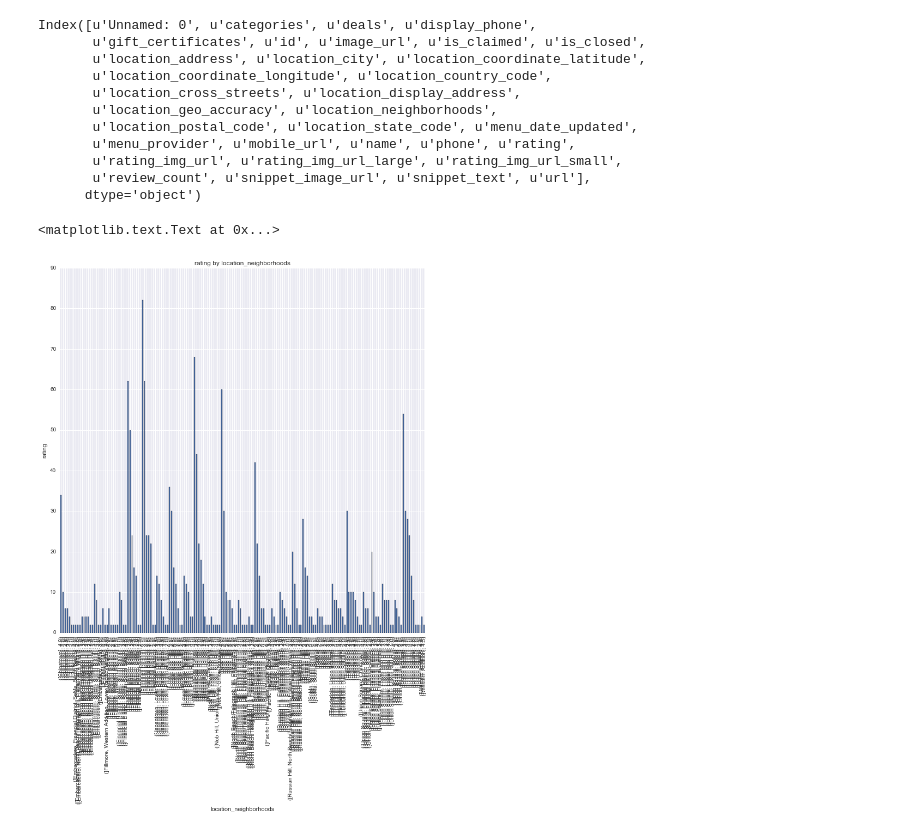
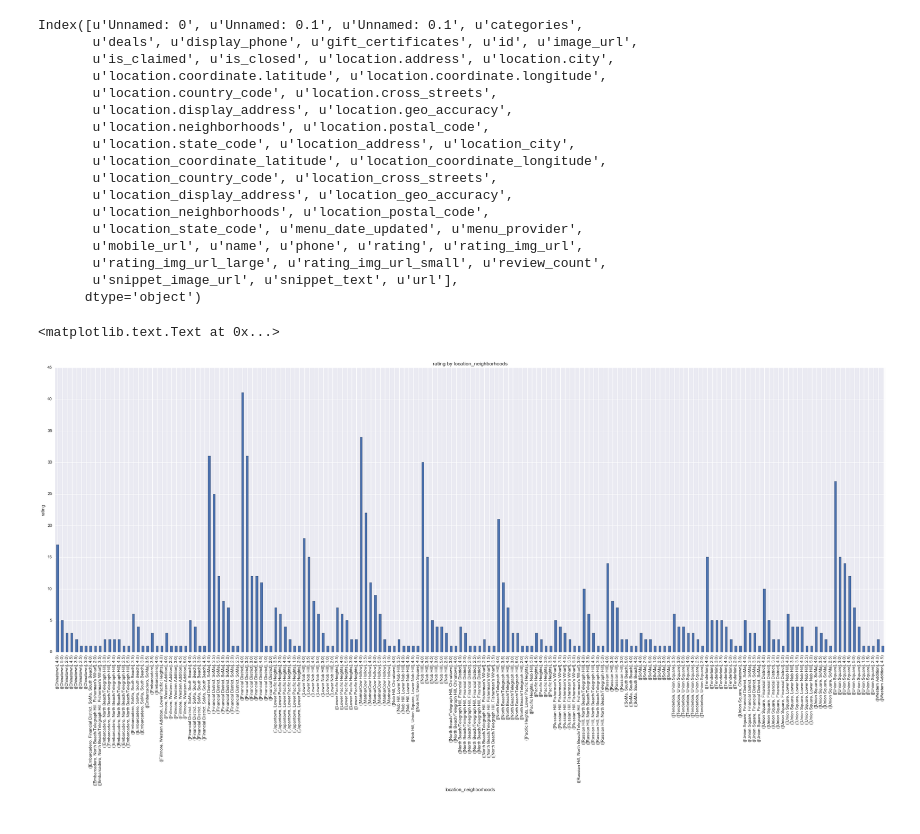
Before and after one commit to deepagoyal/sfdat28_work, a Jupyter notebook: notebooks/Project_ExploratoryAnalysis.ipynb, the cells around one changed output. Drawn from its saved outputs; the diff is of its cells as text; code cells hidden in the pictures.

```diff
--- a/notebooks/Project_ExploratoryAnalysis.ipynb
+++ b/notebooks/Project_ExploratoryAnalysis.ipynb
@@ -16 +8,3 @@ bars = NorthBeach.append(East)
+# %%
+East1 = pd.read_csv('../data/yelp_east2.csv', parse_dates=True)
 # %%
@@ -19,0 +14,3 @@ bars.shape
+# %%
+bars = East1
+bars.id.value_counts().head(25)
@@ -26,22 +96,28 @@ bars.head(1)
 # %%
 bars.columns
 # %% [output]
-Index([u'Unnamed: 0', u'categories', u'deals', u'display_phone',
-       u'gift_certificates', u'id', u'image_url', u'is_claimed', u'is_closed',
-       u'location_address', u'location_city', u'location_coordinate_latitude',
-       u'location_coordinate_longitude', u'location_country_code',
-       u'location_cross_streets', u'location_display_address',
-       u'location_geo_accuracy', u'location_neighborhoods',
-       u'location_postal_code', u'location_state_code', u'menu_date_updated',
-       u'menu_provider', u'mobile_url', u'name', u'phone', u'rating',
-       u'rating_img_url', u'rating_img_url_large', u'rating_img_url_small',
-       u'review_count', u'snippet_image_url', u'snippet_text', u'url'],
+Index([u'Unnamed: 0', u'Unnamed: 0.1', u'Unnamed: 0.1', u'categories',
+       u'deals', u'display_phone', u'gift_certificates', u'id', u'image_url',
+       u'is_claimed', u'is_closed', u'location.address', u'location.city',
+       u'location.coordinate.latitude', u'location.coordinate.longitude',
+       u'location.country_code', u'location.cross_streets',
+       u'location.display_address', u'location.geo_accuracy',
+       u'location.neighborhoods', u'location.postal_code',
+       u'location.state_code', u'location_address', u'location_city',
+       u'location_coordinate_latitude', u'location_coordinate_longitude',
+       u'location_country_code', u'location_cross_streets',
+       u'location_display_address', u'location_geo_accuracy',
+       u'location_neighborhoods', u'location_postal_code',
+       u'location_state_code', u'menu_date_updated', u'menu_provider',
+       u'mobile_url', u'name', u'phone', u'rating', u'rating_img_url',
+       u'rating_img_url_large', u'rating_img_url_small', u'review_count',
+       u'snippet_image_url', u'snippet_text', u'url'],
       dtype='object')
 # %%
 cols = ['location_neighborhoods', 'rating']
-bars.groupby('location_neighborhoods').rating.value_counts().plot(kind='bar', title='rating by location_neighborhoods', figsize = (12,12))
+bars.groupby('location_neighborhoods')rating.value_counts().plot(kind='bar', title='rating by location_neighborhoods', figsize = (35,12))
 plt.xlabel('location_neighborhoods')
 plt.ylabel('rating')
 # %% [output]
 <matplotlib.text.Text at 0x...>
-[figure, old version]
+[figure, new version]
```
Also changed, not shown: parts of 15 cells of this notebook.
